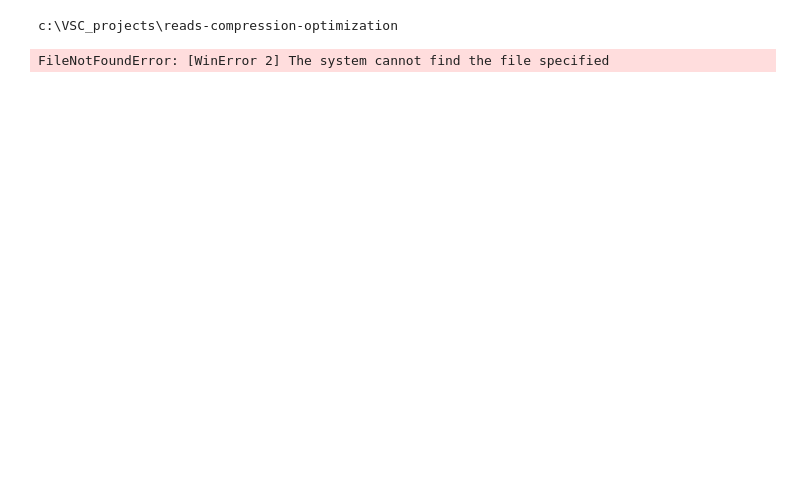
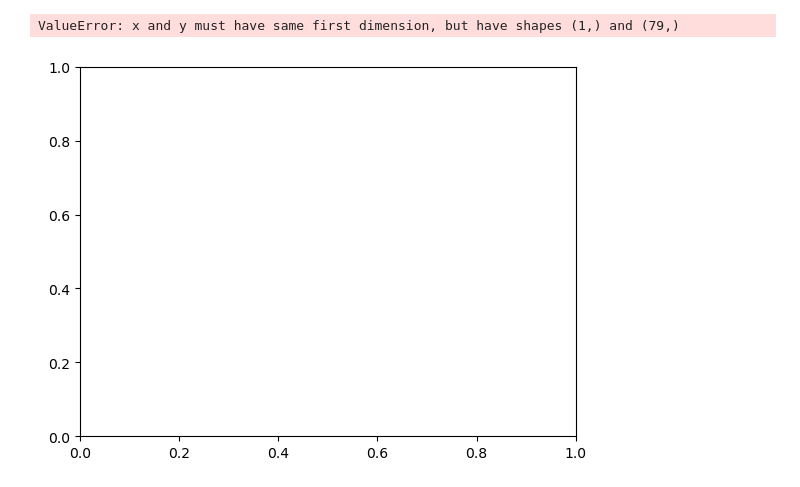
Before and after one commit to atoffano/reads-compression-optimization, a Jupyter notebook: log.ipynb, the cells around one changed output. Saved outputs shown, nothing was run; the diff lists cells and outputs as text; code cells hidden in the pictures; blank space fills up the shorter version.

```diff
--- a/log.ipynb
+++ b/log.ipynb
@@ -23,16 +25,24 @@ files = [
 # %%
 # PCA sorting
+import tqdm
 log = {}
-for file in files:
-    for chunk_size in range(1000, 80000, 1000):
-        log[(file, chunk_size)] = [
-        monitor(pca_sort.sort_by_pca("data/ecoli_100Kb_reads_80x.fasta", "out_x.fasta", chunk_size)),
-        monitor_gzip('out_x.fasta', f'{file.replace("/", "/headerless/")}.headerless.gz')
-        ]
-        print(log)
-        os.remove('out_x.fasta')
-        os.remove('out_x.fasta.gz')
-        break
+file = 'data/ecoli_100Kb_reads_120x.fasta'
+for chunk_size in tqdm(range(1000, 80000, 1000)):
+    log_monitor_func = monitor(
+        func=pca_sort.sort_by_pca(file, "out_x.fasta", chunk_size),
+        input_file='out_x.fasta',
+        compare_to=f'{file.replace("/", "/headerless/")}.headerless.gz'
+        )
+    log[chunk_size] = log_monitor_func
+    os.remove('out_x.fasta')
+    os.remove('out_x.fasta.gz')
+
+    chunk_size = list(log.keys())
+    exec_time = []
+    compression_ratio = []
+    for chunk_size in log.keys():
+        compression_ratio.append(log[chunk_size]['compression_ratio'])
+        exec_time.append(log[chunk_size]['exec_time'])
 # %% [output]
-c:\VSC_projects\reads-compression-optimization
+ValueError: x and y must have same first dimension, but have shapes (1,) and (79,)
-FileNotFoundError: [WinError 2] The system cannot find the file specified
+[figure, added]
```
Also changed, not shown: parts of 6 cells of this notebook, 3 other files.
